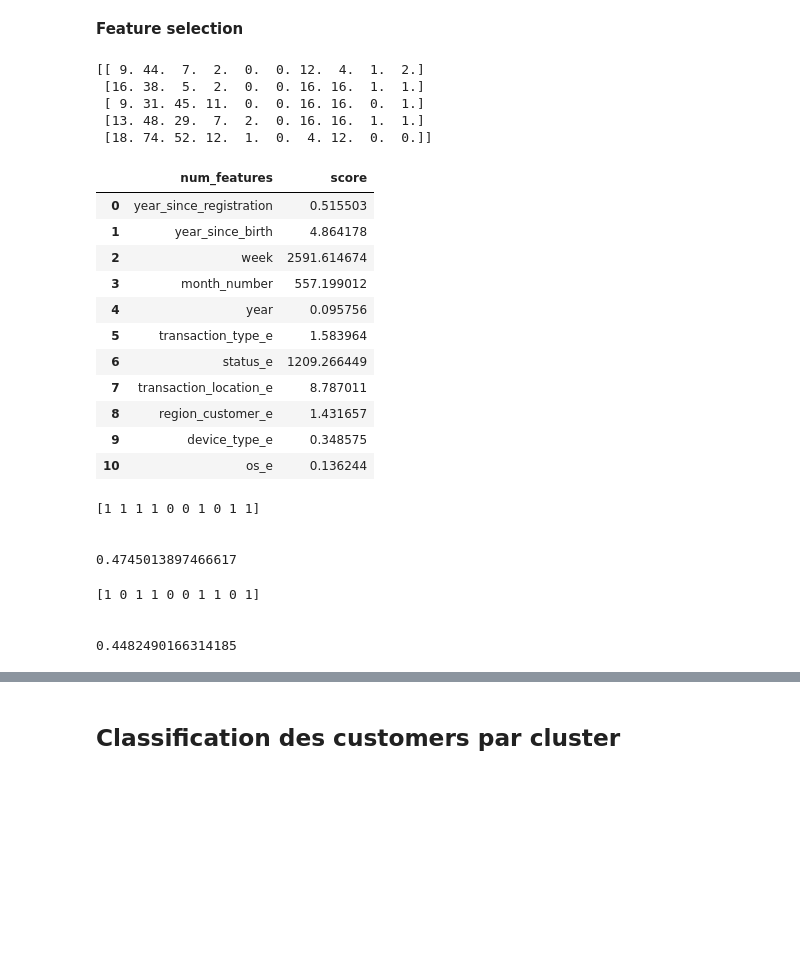
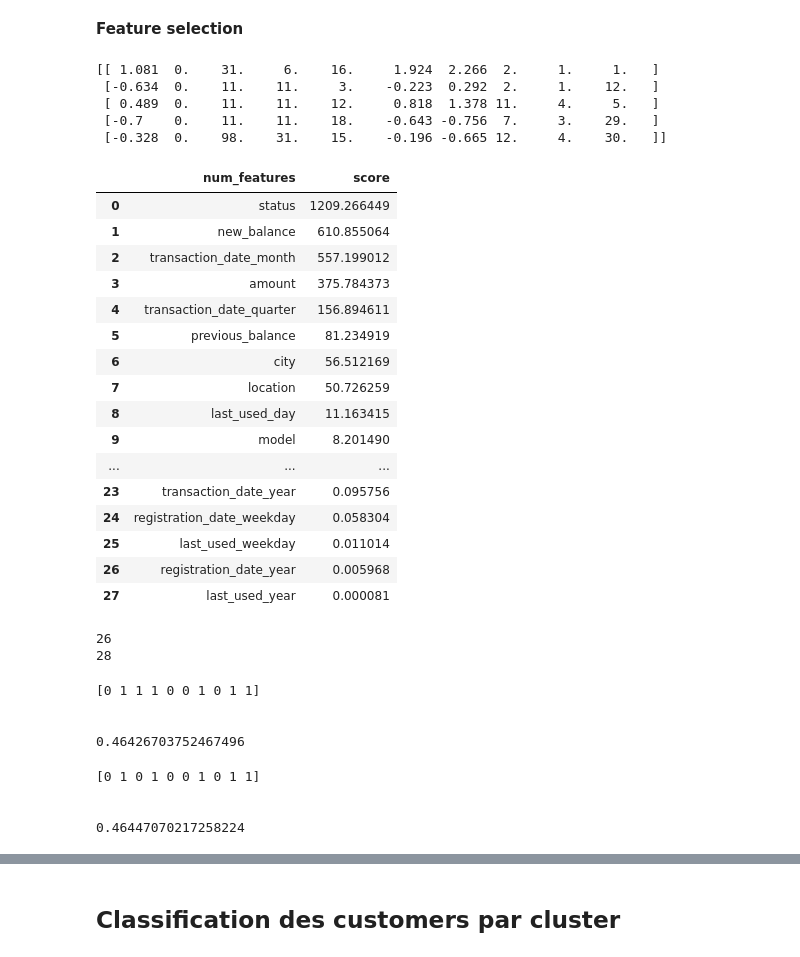
Before and after one commit to Anaaurelle237/AI_Summer_projet_8, a Jupyter notebook: notebooks/modelisation_ai.ipynb, the cells around one changed output, grey strips where cells are left out. Cells and saved outputs as stored; diff of their text form; code cells hidden in the pictures; blank space fills up the shorter version.

```diff
--- a/notebooks/modelisation_ai.ipynb
+++ b/notebooks/modelisation_ai.ipynb
@@ -214,5 +271,0 @@ display(data.head())
-# %%
-scaler = StandardScaler()
-data["amount_sc"] = scaler.fit_transform(data[["amount"]])
-data.drop(columns = ["amount"], inplace=True)
-data.head()
@@ -246,3 +271,0 @@ memory usage: 10.4+ MB
-# %%
-TARGET = data.is_fraud
-data = data.drop(columns=["is_fraud"])
@@ -264,0 +272,4 @@ num_features
+# %%
+# Creation du dataset final
+X_final = data[important_features]
+y_final = data['is_fraud']
@@ -266,30 +346,37 @@ num_features
 **Feature selection**
 # %%
 test = SelectKBest(score_func=chi2)
-fit = test.fit(data[num_features], TARGET)
+fit = test.fit(data.drop(columns="is_fraud").abs(), list(y_final))
 # %%
 np.set_printoptions(precision=3)
-features = fit.transform(data[num_features])
+features = fit.transform(data.drop(columns="is_fraud"))
 print(features[0:5, :])
 feat = pd.DataFrame()
-feat["num_features"] = num_features
+feat["num_features"] = data.drop(columns="is_fraud").columns
 feat["score"] = fit.scores_
+feat.sort_values(by="score", ascending=False, inplace=True)
+feat = feat.reset_index().drop(columns=["index"])
 feat
 # %% [output]
-[[ 9. 44.  7.  2.  0.  0. 12.  4.  1.  2.]
- [16. 38.  5.  2.  0.  0. 16. 16.  1.  1.]
- [ 9. 31. 45. 11.  0.  0. 16. 16.  0.  1.]
- [13. 48. 29.  7.  2.  0. 16. 16.  1.  1.]
- [18. 74. 52. 12.  1.  0.  4. 12.  0.  0.]]
+[[ 1.081  0.    31.     6.    16.     1.924  2.266  2.     1.     1.   ]
+ [-0.634  0.    11.    11.     3.    -0.223  0.292  2.     1.    12.   ]
+ [ 0.489  0.    11.    11.    12.     0.818  1.378 11.     4.     5.   ]
+ [-0.7    0.    11.    11.    18.    -0.643 -0.756  7.     3.    29.   ]
+ [-0.328  0.    98.    31.    15.    -0.196 -0.665 12.     4.    30.   ]]
 |  | num_features | score |
-| 0 | year_since_registration | 0.515503 |
-| 1 | year_since_birth | 4.864178 |
-| 2 | week | 2591.614674 |
-| 3 | month_number | 557.199012 |
-| 4 | year | 0.095756 |
-| 5 | transaction_type_e | 1.583964 |
-| 6 | status_e | 1209.266449 |
-| 7 | transaction_location_e | 8.787011 |
-| 8 | region_customer_e | 1.431657 |
-| 9 | device_type_e | 0.348575 |
-| 10 | os_e | 0.136244 |
+| 0 | status | 1209.266449 |
+| 1 | new_balance | 610.855064 |
+| 2 | transaction_date_month | 557.199012 |
+| 3 | amount | 375.784373 |
+| 4 | transaction_date_quarter | 156.894611 |
+| 5 | previous_balance | 81.234919 |
+| 6 | city | 56.512169 |
+| 7 | location | 50.726259 |
+| 8 | last_used_day | 11.163415 |
+| 9 | model | 8.201490 |
+| ... | ... | ... |
+| 23 | transaction_date_year | 0.095756 |
+| 24 | registration_date_weekday | 0.058304 |
+| 25 | last_used_weekday | 0.011014 |
+| 26 | registration_date_year | 0.005968 |
+| 27 | last_used_year | 0.000081 |
@@ -311,14 +396,21 @@ def model_fit_transform(features):
+# %%
+feature_imp = list(feat.head(29).num_features)
+print(len(important_features))
+print(len(feature_imp))
+# %% [output]
+26
+28
 # %%
-model_fit_transform(num_features)
+model_fit_transform(important_features)
 # %% [output]
-[1 1 1 1 0 0 1 0 1 1]
+[0 1 1 1 0 0 1 0 1 1]
 
 
-0.4745013897466617
+0.46426703752467496
 # %%
-model_fit_transform(features_select)
+model_fit_transform(feature_imp)
 # %% [output]
-[1 0 1 1 0 0 1 1 0 1]
+[0 1 0 1 0 0 1 0 1 1]
 
 
-0.4482490166314185
+0.46447070217258224
```
Also changed, not shown: parts of 54 cells of this notebook.
